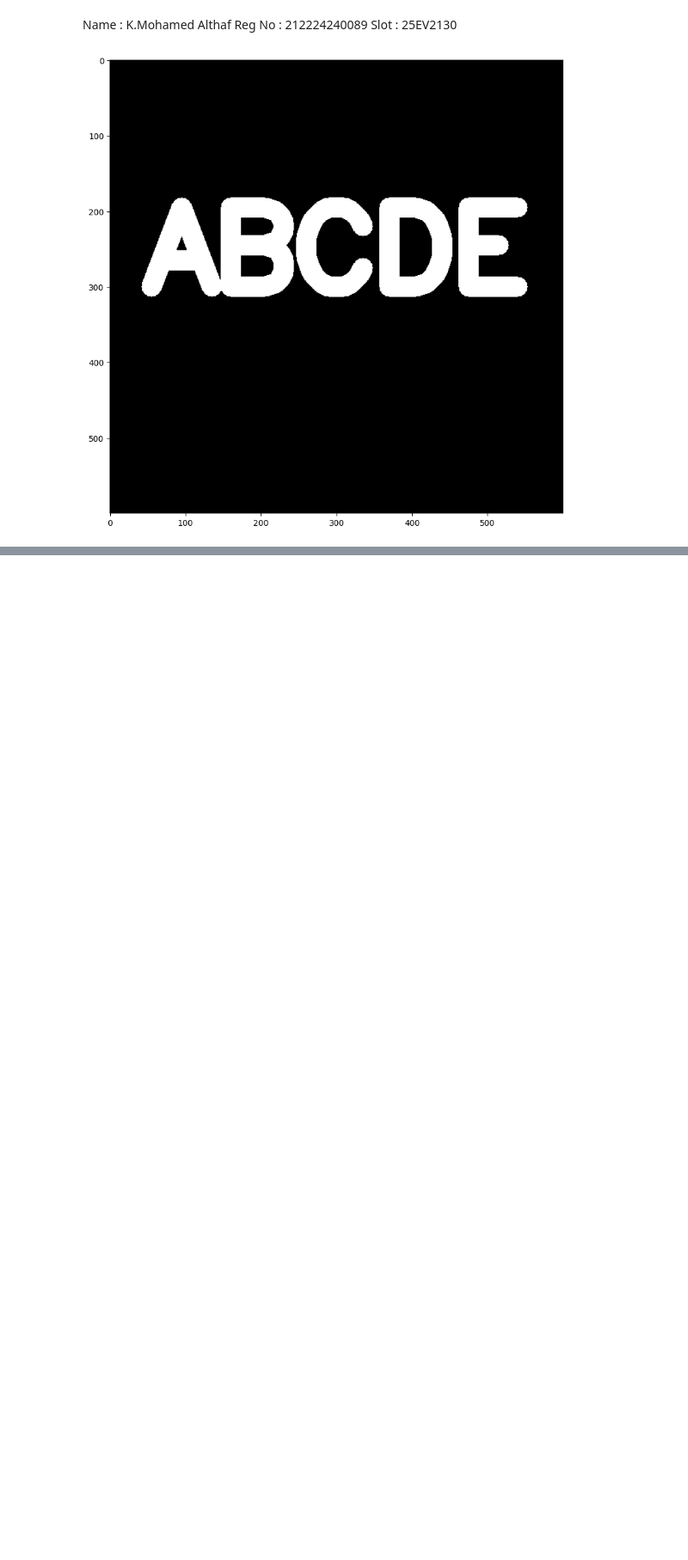
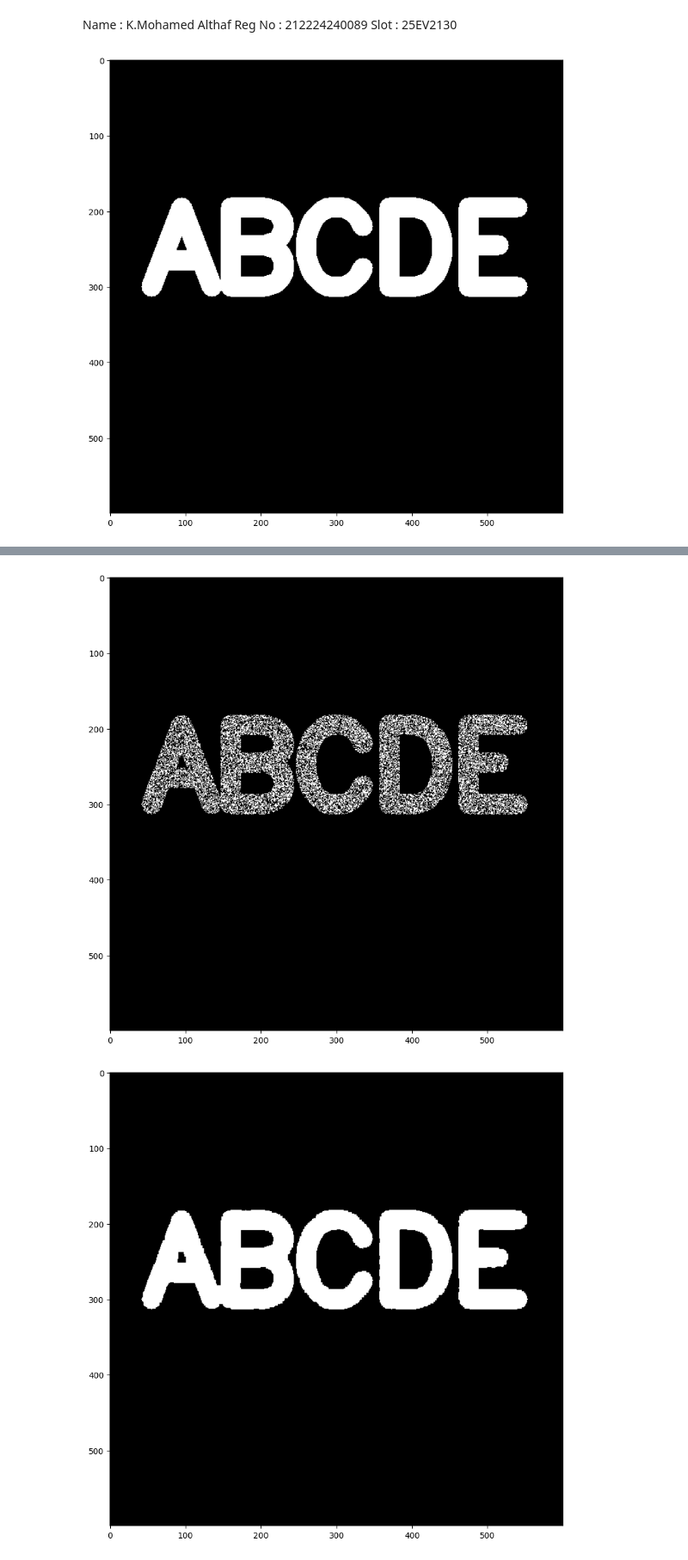
Before and after one commit to Althaf2007/Opening-and-Closing, a Jupyter notebook: opening and closing.ipynb, the cells around one changed output, grey strips where cells are left out. Shown at 86% size. Drawn from its saved outputs; the diff is of its cells as text; code cells hidden in the pictures; blank space fills up the shorter version.

```diff
--- a/opening and closing.ipynb
+++ b/opening and closing.ipynb
@@ -86,2 +67,25 @@ display_img(closing)
 # %%
-opening = cv2.morphologyEx(img, cv2.MORPH_OPEN, kernel)
+# ---------------- CLOSING ----------------
+
+img = load_img()
+
+# Create black noise
+black_noise = np.random.randint(low=0, high=2, size=(600,600))
+
+black_noise = black_noise * -255
+
+black_noise_img = img + black_noise
+
+black_noise_img[black_noise_img == -255] = 0
+
+display_img(black_noise_img)
+
+# Closing
+closing = cv2.morphologyEx(black_noise_img.astype(np.uint8),
+                           cv2.MORPH_CLOSE,
+                           kernel)
+
+display_img(closing)
+# %% [output]
+[figure, added]
+[figure, added]
```
Also changed, not shown: parts of 3 cells of this notebook.
